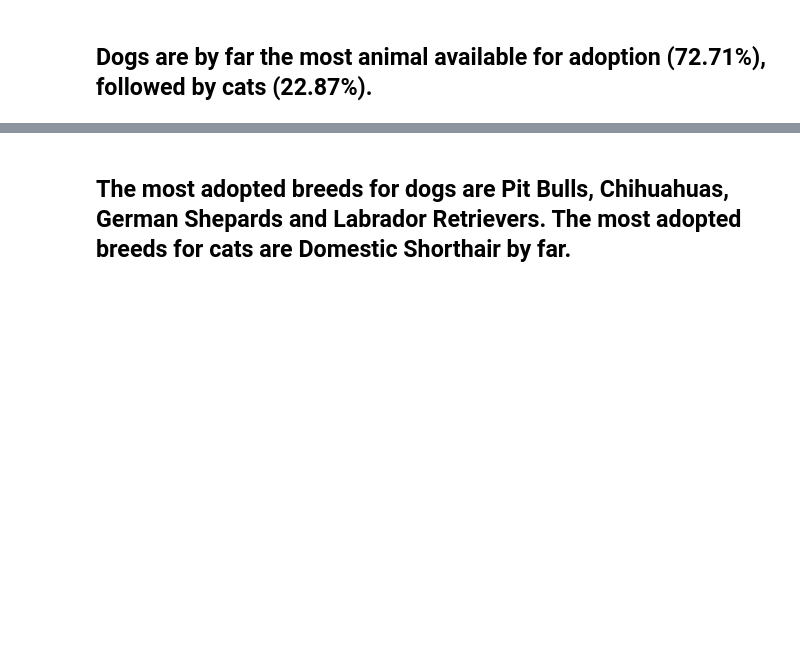
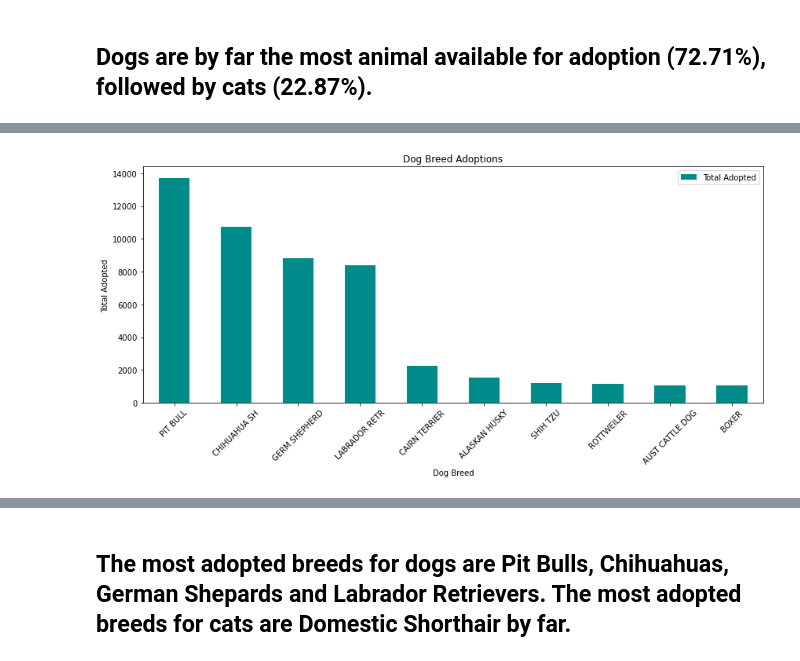
Before and after one commit to jconcha56429/Project1, a Jupyter notebook: Adopted.ipynb, the cells around one changed output, grey strips where cells are left out. Saved outputs shown, nothing was run; the diff lists cells and outputs as text; code cells hidden in the pictures; blank space fills up the shorter version.

```diff
--- a/Adopted.ipynb
+++ b/Adopted.ipynb
@@ -84,12 +150,14 @@ dog_merge
 # %%
 # Create bar plot for top 10 dog breeds adopted
-dog_group.plot(kind="bar", rot=45, figsize=(12,6))
+dog_group.plot(kind="bar", rot=45, color='darkcyan', figsize=(12,6))
 plt.title("Dog Breed Adoptions")
 plt.xlabel("Dog Breed")
 plt.ylabel("Total Adopted")
 
 plt.tight_layout()
 plt.show()
+# %% [output]
+[figure, added]
 # %%
 # Creating dataframe for cat breed adoptions
 cats_only = dal_adopted.loc[dal_adopted['Animal Type'] == 'CAT']
```
Also changed, not shown: parts of 17 cells of this notebook, 1 other file.
